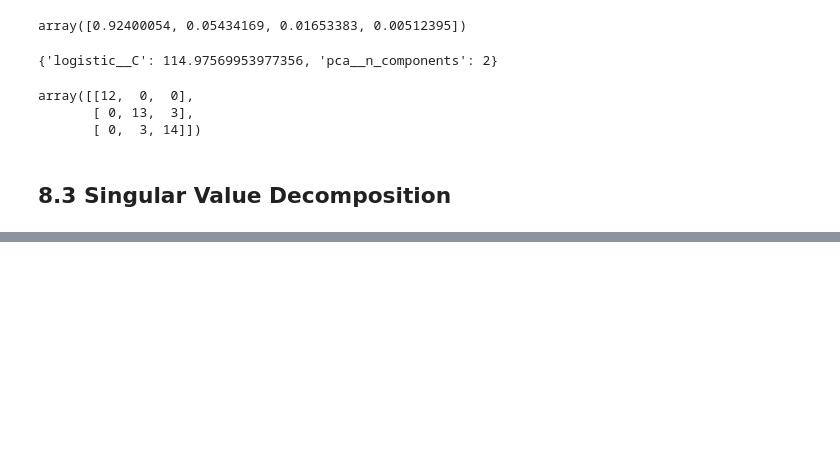
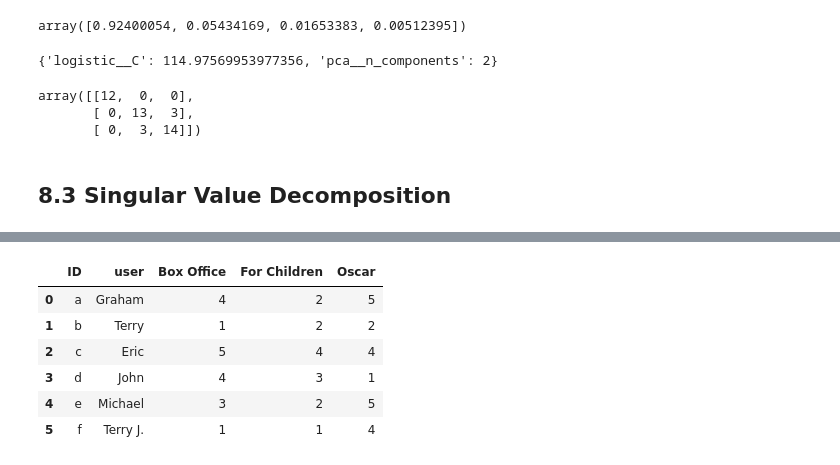
Before and after one commit to ekonlab/ai, a Jupyter notebook: salazar/8_dim_reduction/8_dim_reduction.ipynb, the cells around one changed output, grey strips where cells are left out. Cells and saved outputs as stored; diff of their text form; code cells hidden in the pictures; blank space fills up the shorter version.

```diff
--- a/salazar/8_dim_reduction/8_dim_reduction.ipynb
+++ b/salazar/8_dim_reduction/8_dim_reduction.ipynb
@@ -141,0 +243,36 @@ array([[12,  0,  0],
+# %%
+import pandas as pd
+import numpy as np
+
+# Get data
+films = pd.read_csv('Data/FilmCB.csv')
+users = pd.read_csv('Data/UsersCB.csv')
+
+# Recommend
+def content_recomm(user,user_df,film_df):
+    u = user_df.loc[user][1:].values
+    u_norm = np.linalg.norm(u)
+    film_recom = []
+    for row in range(shape(film_df)[0]):
+        f_name = film_df.index[row]
+        f = film_df.ix[:,1:].iloc[row].values
+        f_norm = np.linalg.norm(f)
+        s = np.dot(u,f)/(u_norm*f_norm)
+        if s>0.08:
+            film_recom.append((f_name,s))
+    film_recom = sorted(film_recom,key=lambda x: x[1],reverse=True)
+    return film_recom
+
+# ...debug...
+#name = 'Eric'
+#r1 = content_recomm(name,users,films)
+# %%
+users
+# %% [output]
+|  | ID | user | Box Office | For Children | Oscar |
+| 0 | a | Graham | 4 | 2 | 5 |
+| 1 | b | Terry | 1 | 2 | 2 |
+| 2 | c | Eric | 5 | 4 | 4 |
+| 3 | d | John | 4 | 3 | 1 |
+| 4 | e | Michael | 3 | 2 | 5 |
+| 5 | f | Terry J. | 1 | 1 | 4 |
```
Also changed, not shown: parts of 21 cells of this notebook, 7 other files.
